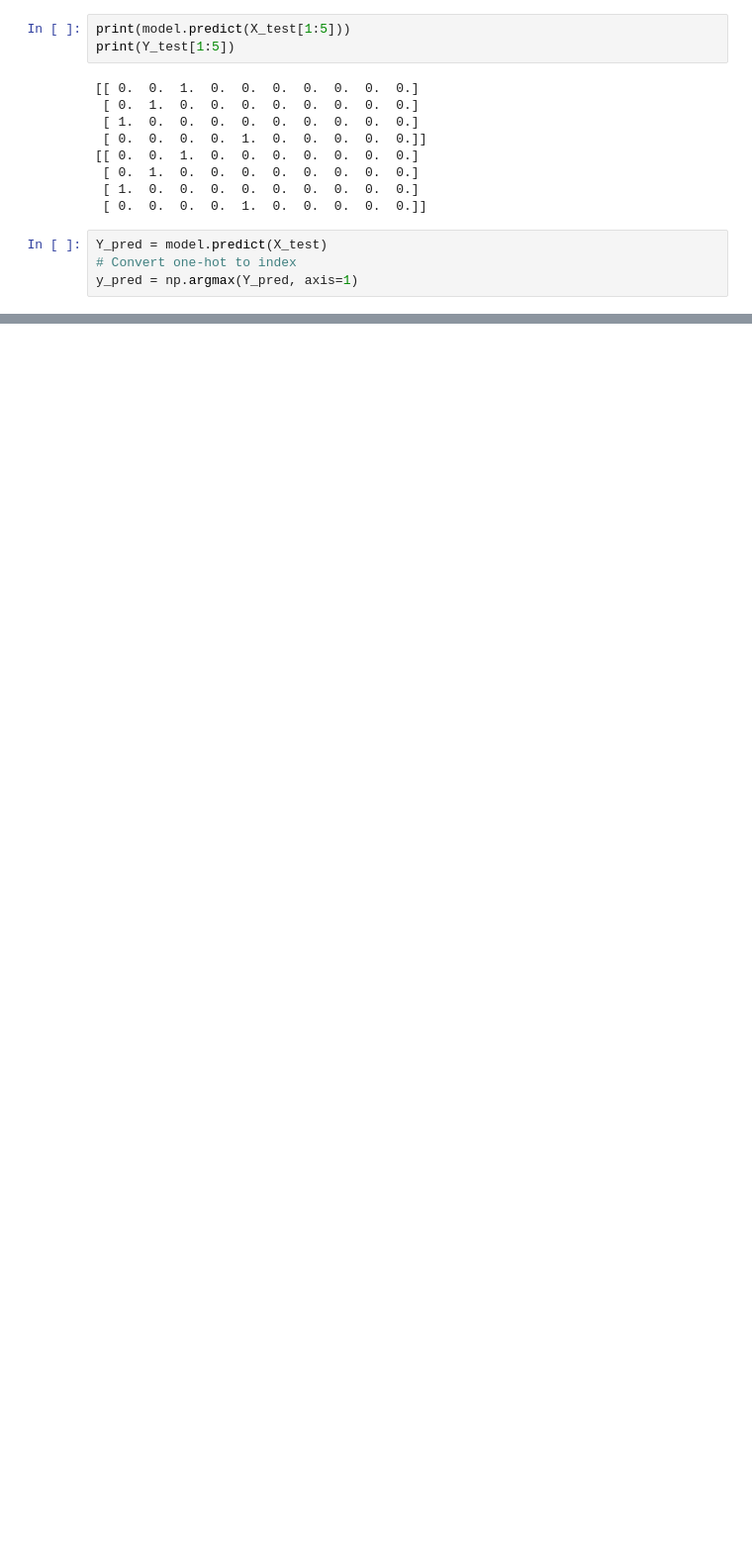
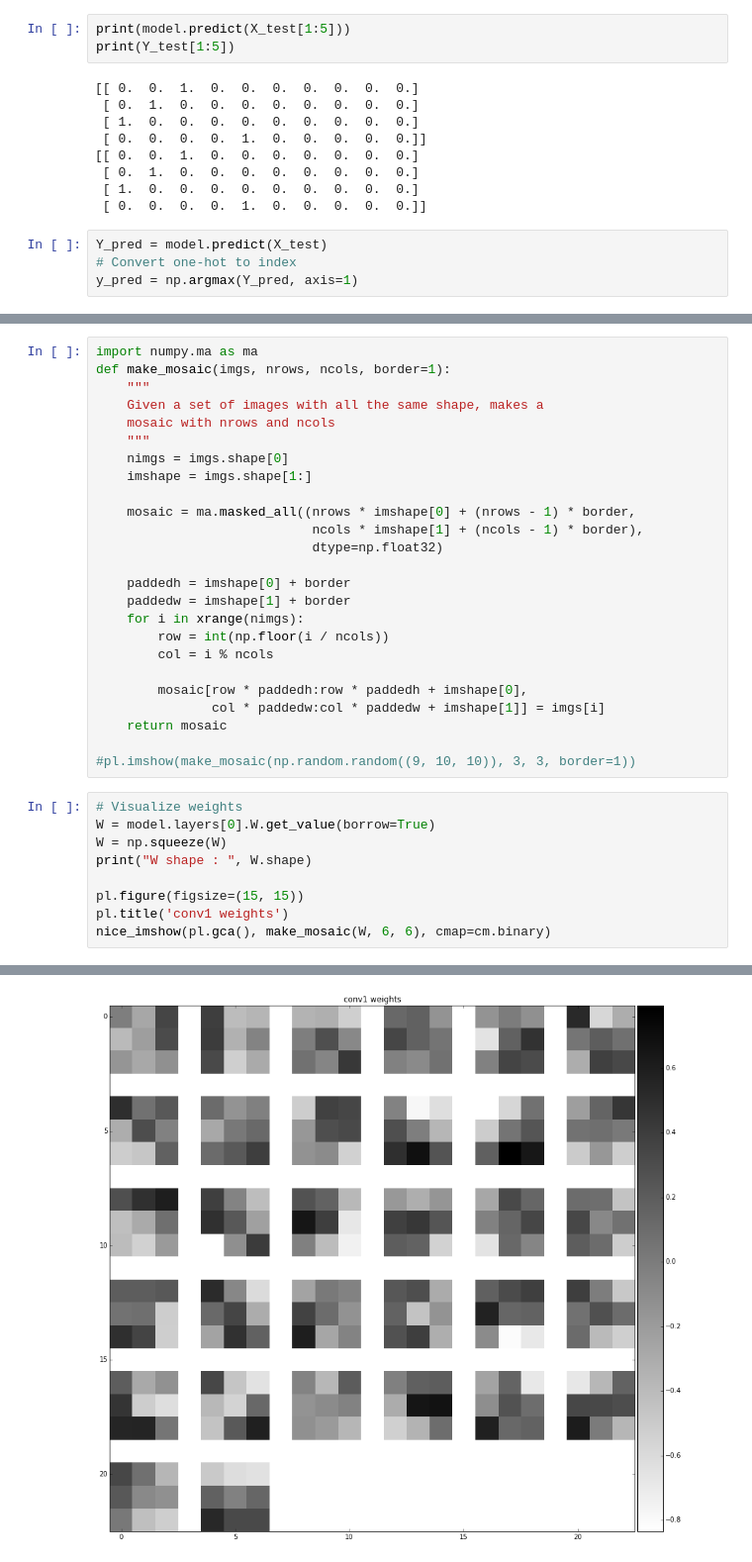
Before and after one commit to julienr/ipynb_playground, a Jupyter notebook: keras/convmnist/keras_cnn_mnist.ipynb, the cells around one changed output, grey strips where cells are left out. Shown at 99% size. Saved outputs shown, nothing was run; the diff lists cells and outputs as text; blank space fills up the shorter version.

```diff
--- a/keras/convmnist/keras_cnn_mnist.ipynb
+++ b/keras/convmnist/keras_cnn_mnist.ipynb
@@ -155,0 +197,35 @@ avg / total       0.99      0.99      0.99     10000
+# %%
+import numpy.ma as ma
+def make_mosaic(imgs, nrows, ncols, border=1):
+    """
+    Given a set of images with all the same shape, makes a
+    mosaic with nrows and ncols
+    """
+    nimgs = imgs.shape[0]
+    imshape = imgs.shape[1:]
+
+    mosaic = ma.masked_all((nrows * imshape[0] + (nrows - 1) * border,
+                            ncols * imshape[1] + (ncols - 1) * border),
+                            dtype=np.float32)
+
+    paddedh = imshape[0] + border
+    paddedw = imshape[1] + border
+    for i in xrange(nimgs):
+        row = int(np.floor(i / ncols))
+        col = i % ncols
+
+        mosaic[row * paddedh:row * paddedh + imshape[0],
+               col * paddedw:col * paddedw + imshape[1]] = imgs[i]
+    return mosaic
+
+#pl.imshow(make_mosaic(np.random.random((9, 10, 10)), 3, 3, border=1))
+# %%
+# Visualize weights
+W = model.layers[0].W.get_value(borrow=True)
+W = np.squeeze(W)
+print("W shape : ", W.shape)
+
+pl.figure(figsize=(15, 15))
+pl.title('conv1 weights')
+nice_imshow(pl.gca(), make_mosaic(W, 6, 6), cmap=cm.binary)
+# %% [output]
@@ -155,0 +233 @@ avg / total       0.99      0.99      0.99     10000
+[figure, added]
```
Also changed, not shown: parts of 13 cells of this notebook.
